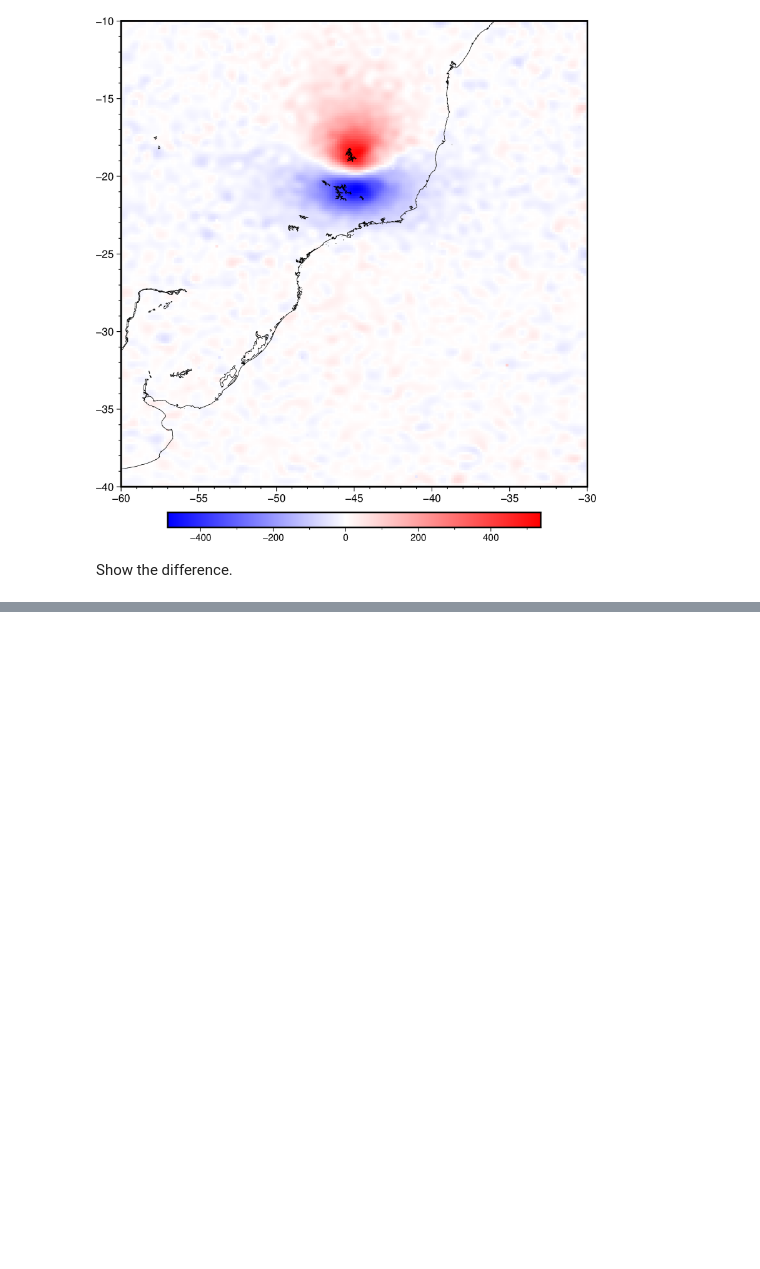
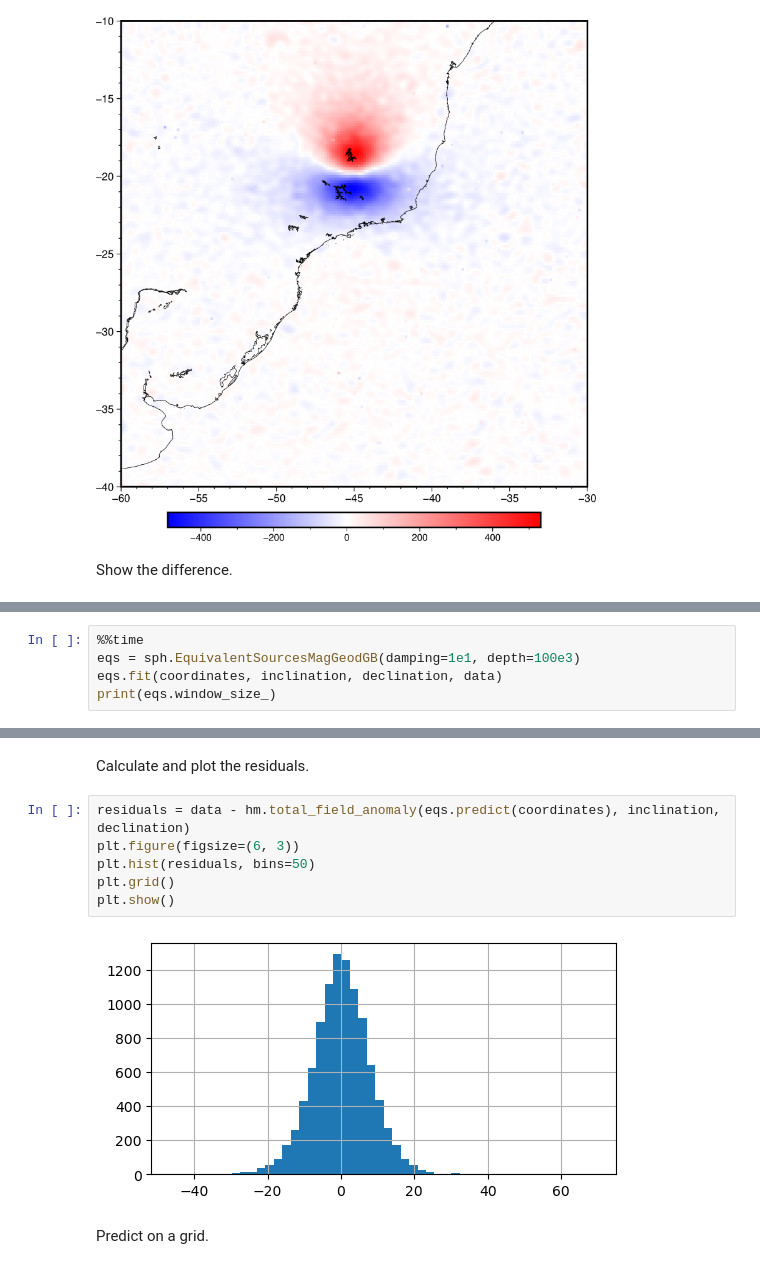
Before and after one commit to compgeolab/eqs-magnetic-spherical, a Jupyter notebook: code/proof-of-concept.ipynb, the cells around one changed output, grey strips where cells are left out. Cells and saved outputs as stored; diff of their text form; blank space fills up the shorter version.

```diff
--- a/code/proof-of-concept.ipynb
+++ b/code/proof-of-concept.ipynb
@@ -108,0 +112,5 @@ fig.show()
+# %%
+%%time
+eqs = sph.EquivalentSourcesMagGeodGB(damping=1e1, depth=100e3)
+eqs.fit(coordinates, inclination, declination, data)
+print(eqs.window_size_)
@@ -108,0 +123,12 @@ fig.show()
+# %% [markdown]
+Calculate and plot the residuals.
+# %%
+residuals = data - hm.total_field_anomaly(eqs.predict(coordinates), inclination, declination)
+plt.figure(figsize=(6, 3))
+plt.hist(residuals, bins=50)
+plt.grid()
+plt.show()
+# %% [output]
+[figure, added]
+# %% [markdown]
+Predict on a grid.
```
Also changed, not shown: parts of 12 cells of this notebook, 2 other files.
